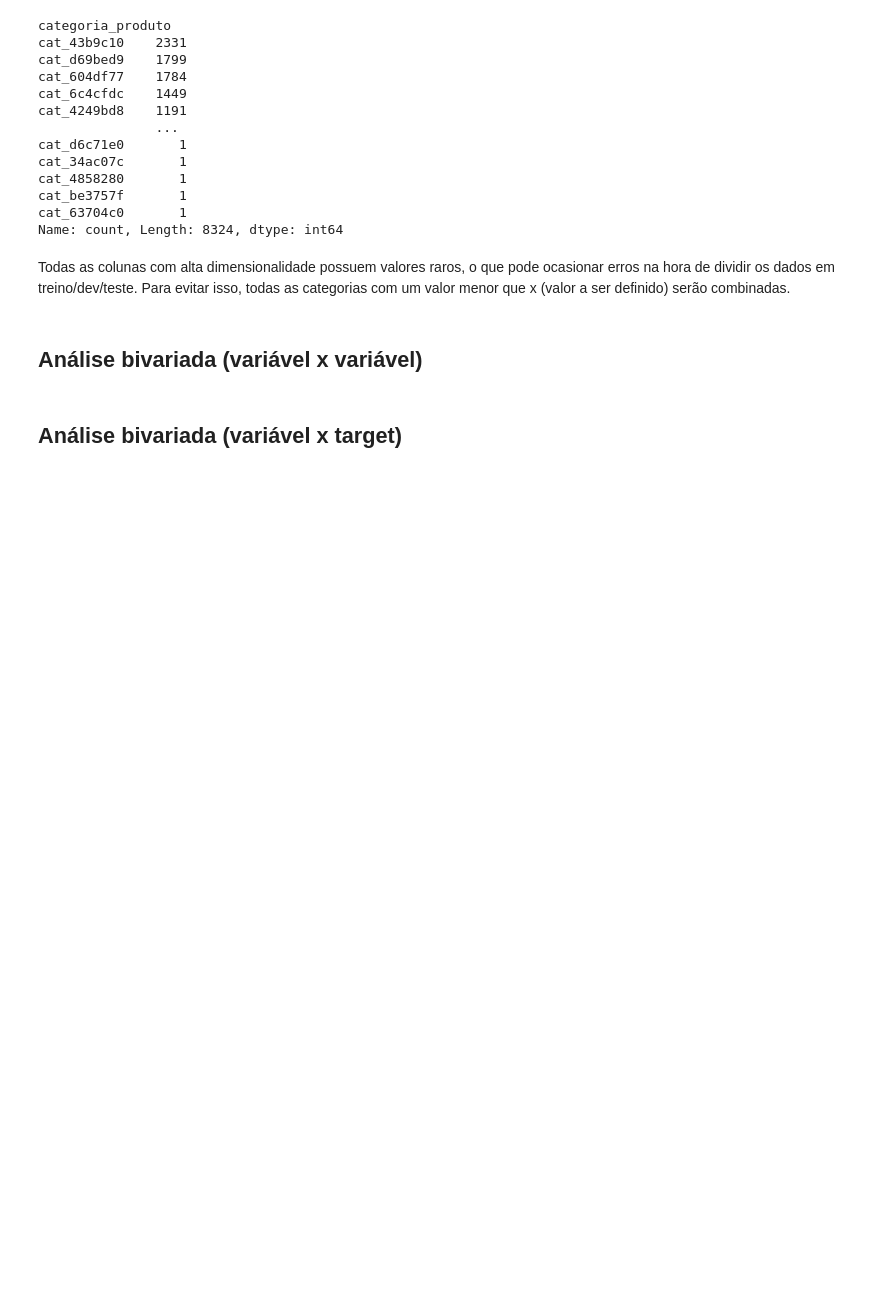
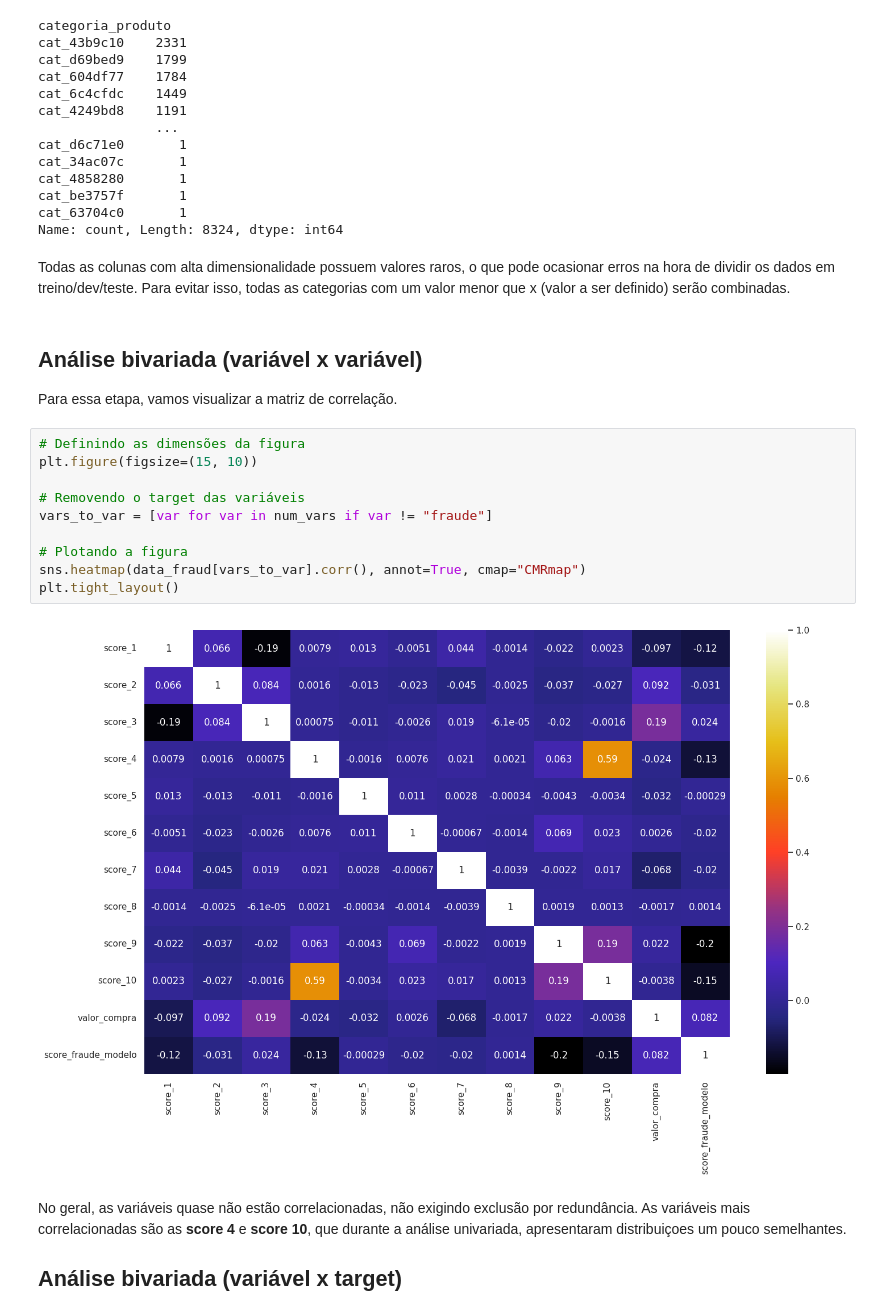
Before and after one commit to dnsrsdata/preditor_fraude, a Jupyter notebook: notebooks/EDA.ipynb, the cells around one changed output. Drawn from its saved outputs; the diff is of its cells as text; blank space fills up the shorter version.

```diff
--- a/notebooks/EDA.ipynb
+++ b/notebooks/EDA.ipynb
@@ -231,5 +232,24 @@ isso, todas as categorias com um valor menor que x (valor a ser definido) serão
 combinadas.
 # %% [markdown]
 ## Análise bivariada (variável x variável)
+
+Para essa etapa, vamos visualizar a matriz de correlação.
-# %% [markdown]
-## Análise bivariada (variável x target)
+# %%
+# Definindo as dimensões da figura
+plt.figure(figsize=(15, 10))
+
+# Removendo o target das variáveis
+vars_to_var = [var for var in num_vars if var != "fraude"]
+
+# Plotando a figura
+sns.heatmap(data_fraud[vars_to_var].corr(), annot=True, cmap="CMRmap")
+plt.tight_layout()
+# %% [output]
+[figure, added]
+# %% [markdown]
+No geral, as variáveis quase não estão correlacionadas, não exigindo exclusão
+por redundância. As variáveis mais correlacionadas são as **score 4** e
+**score 10**, que durante a análise univariada, apresentaram distribuiçoes um
+pouco semelhantes.
+
+## Análise bivariada (variável x target)
```
Also changed, not shown: parts of 5 cells of this notebook.
